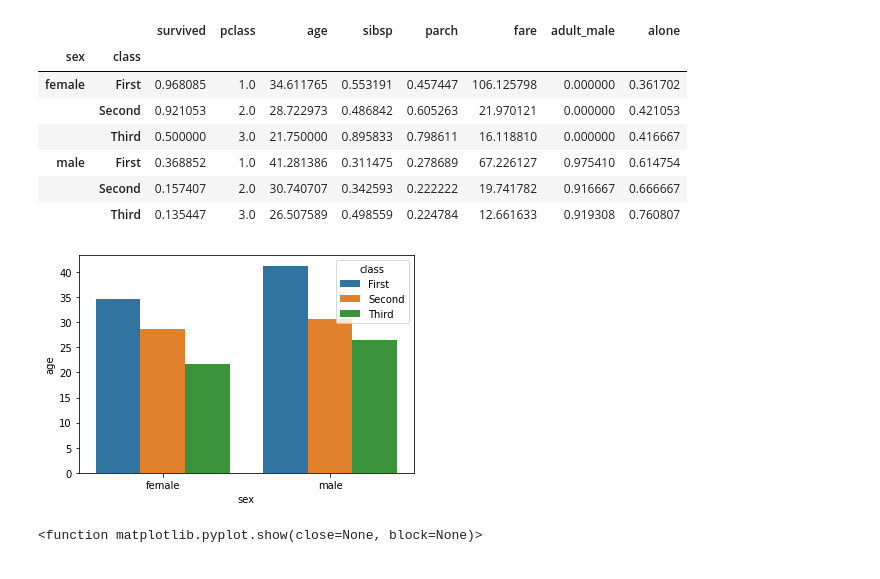
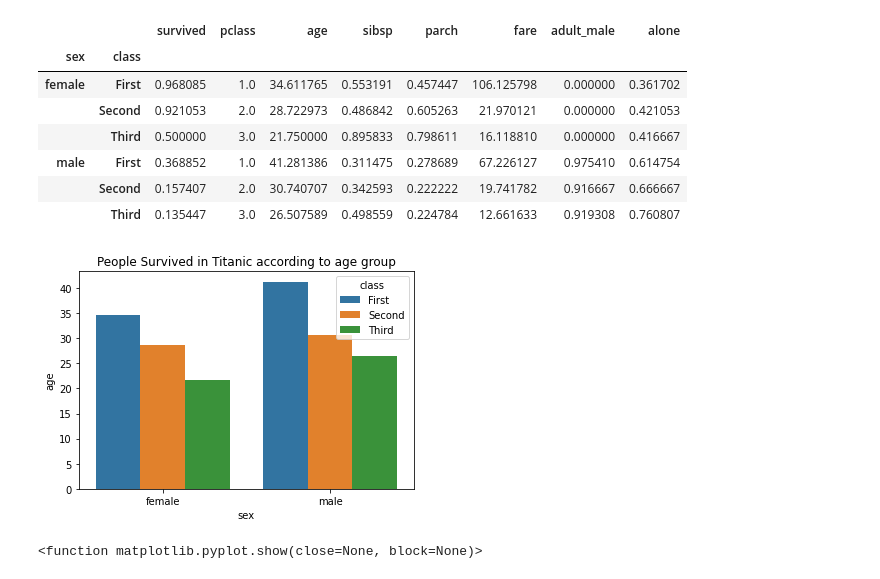
Before and after one commit to usmanjavaid227/Complete_Data-Science, a Jupyter notebook: panda/case_study.ipynb/case-1_kashti.ipynb, the cells around one changed output. Saved outputs shown, nothing was run; the diff lists cells and outputs as text; code cells hidden in the pictures.

```diff
--- a/panda/case_study.ipynb/case-1_kashti.ipynb
+++ b/panda/case_study.ipynb/case-1_kashti.ipynb
@@ -118,9 +118,10 @@ y.to_csv("kash.csv")
 # %%
 kash=pd.read_csv("kash.csv")
 sns.barplot(x="sex",y="age",hue="class",data=kash)
+plt.title("People Survived in Titanic according to age group")
 plt.show()
 # %% [output]
-[figure, old version]
+[figure, new version]
 # %%
 #draw a linr plot
 kash=pd.read_csv("kash.csv")
```
